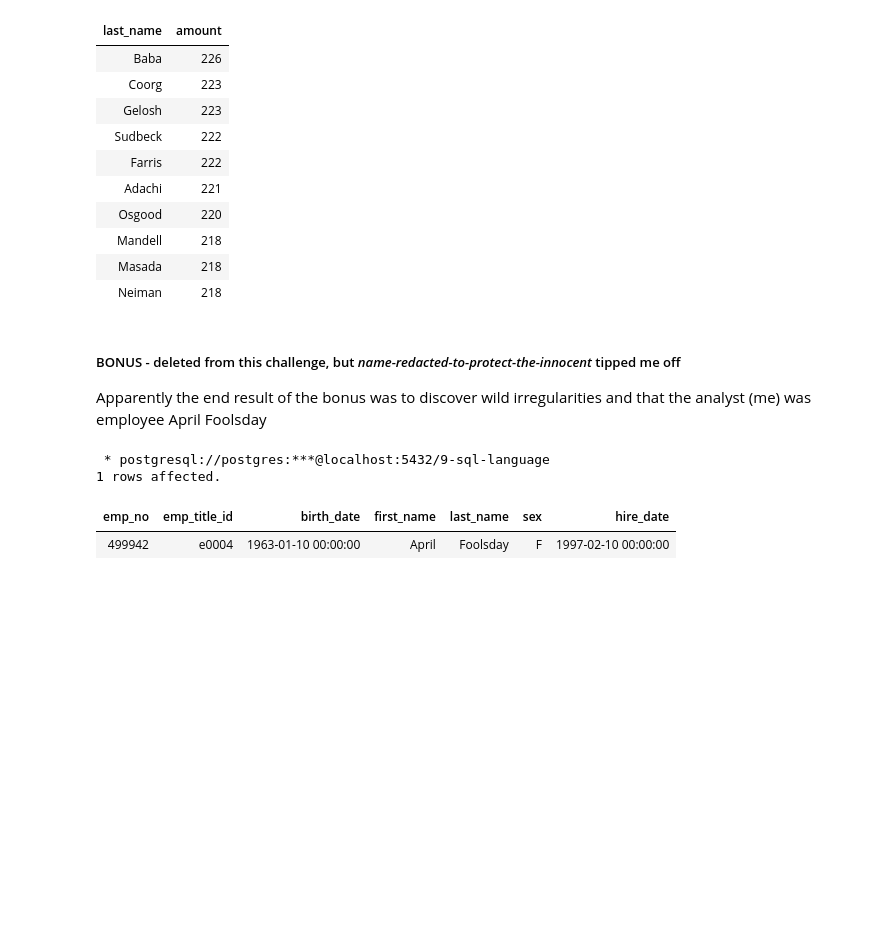
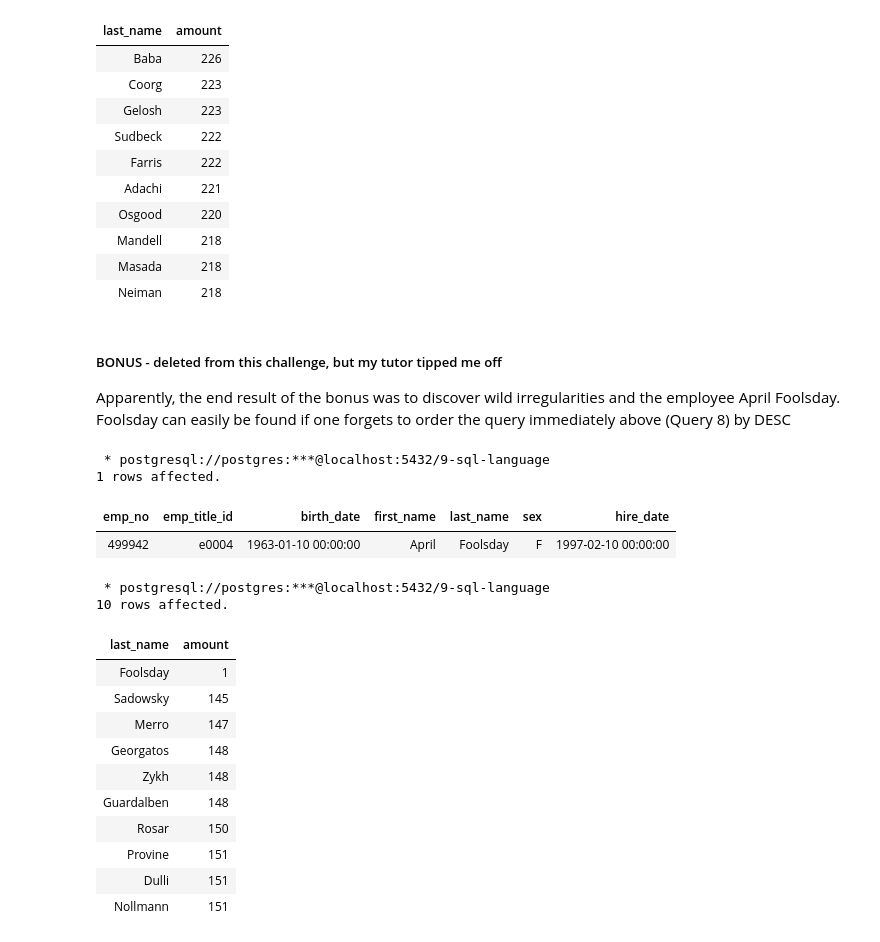
Before and after one commit to johbry17/9-api-challenge, a Jupyter notebook: analysis.ipynb, the cells around one changed output. Cells and saved outputs as stored; diff of their text form; code cells hidden in the pictures; blank space fills up the shorter version.

```diff
--- a/analysis.ipynb
+++ b/analysis.ipynb
@@ -250,9 +255,9 @@ LIMIT 10;
 | Masada | 218 |
 | Neiman | 218 |
 # %% [markdown]
-##### BONUS - deleted from this challenge, but *name-redacted-to-protect-the-innocent* tipped me off
+##### BONUS - deleted from this challenge, but my tutor tipped me off
 
-Apparently the end result of the bonus was to discover wild irregularities and that the analyst (me) was employee April Foolsday
+Apparently, the end result of the bonus was to discover wild irregularities and the employee April Foolsday. Foolsday can easily be found if one forgets to order the query immediately above (Query 8) by DESC
 # %%
 %%sql
 
@@ -263,3 +268,27 @@ WHERE first_name = 'April';
 1 rows affected.
 | emp_no | emp_title_id | birth_date | first_name | last_name | sex | hire_date |
 | 499942 | e0004 | 1963-01-10 00:00:00 | April | Foolsday | F | 1997-02-10 00:00:00 |
+# %%
+%%sql
+
+SELECT
+	last_name,
+	COUNT(*) amount
+FROM employees
+GROUP BY last_name
+ORDER BY amount
+LIMIT 10;
+# %% [output]
+ * postgresql://postgres:***@localhost:5432/9-sql-language
+10 rows affected.
+| last_name | amount |
+| Foolsday | 1 |
+| Sadowsky | 145 |
+| Merro | 147 |
+| Georgatos | 148 |
+| Zykh | 148 |
+| Guardalben | 148 |
+| Rosar | 150 |
+| Provine | 151 |
+| Dulli | 151 |
+| Nollmann | 151 |
```
Also changed, not shown: parts of 2 cells of this notebook, 8 other files.
